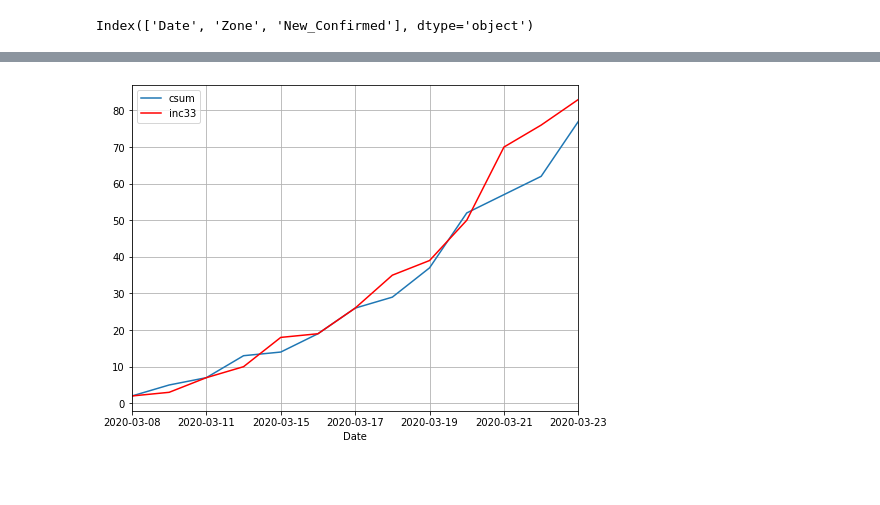
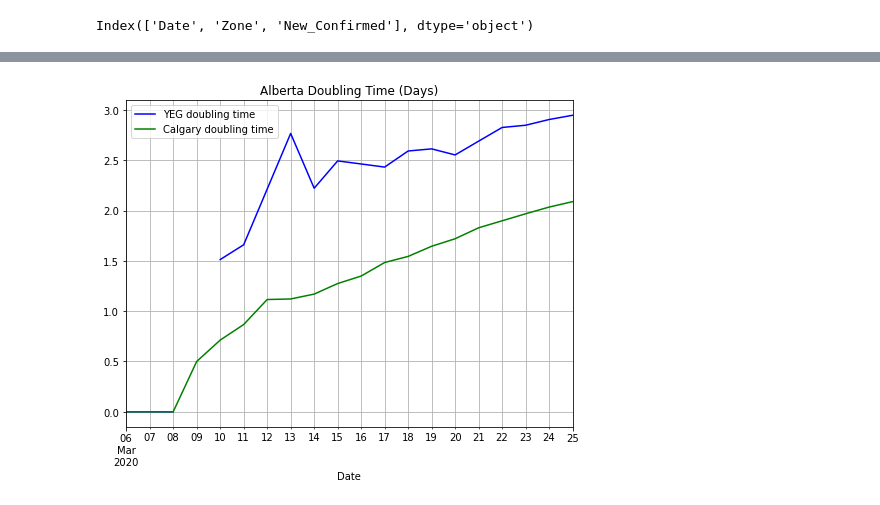
Before and after one commit to tyleracorn/covid_alberta, a Jupyter notebook: CovidAlberta.ipynb, the cells around one changed output, grey strips where cells are left out. Drawn from its saved outputs; the diff is of its cells as text; code cells hidden in the pictures; blank space fills up the shorter version.

Commit message:
notebook and data playing with some different plots

```diff
--- a/CovidAlberta.ipynb
+++ b/CovidAlberta.ipynb
@@ -4,6 +4,7 @@ import matplotlib.pyplot as plt
 import numpy as np
 # %%
 covid = pd.read_csv('covid.csv')
+covid['Date'] = covid['Date'].astype('datetime64')
 covid.head()
 # %% [output]
 |  | Date | Zone | New_Confirmed |
@@ -17,6 +18,6 @@ covid.columns
 # %% [output]
 Index(['Date', 'Zone', 'New_Confirmed'], dtype='object')
 # %%
-covidzones = covid.groupby(['Zone'])
-covidzones.count()
+covid['cumsum'] = covid.groupby(['Zone']).cumsum()
+covid
 # %% [output]
@@ -147,0 +115,18 @@ edmcases
+# %%
+totals['inc33'] = 0
+totals['dtime'] = 0
+covid['dtime_rw'] = 0
+for idx in range(1, len(totals)):
+    bidx = idx - 1
+    increase33 = int(np.ceil(totals.loc[bidx, 'cumsum'] * 1.33))
+    totals.loc[idx, 'inc33'] = increase33
+    if idx > 5:
+        oldIdx = idx - 6
+        nOldCases = totals.loc[oldIdx, 'cumsum']
+        oldDate = totals.loc[oldIdx, 'Date']
+        if nOldCases > 0:
+            nNewCases = totals.loc[idx, 'cumsum']
+            newDate = totals.loc[idx, 'Date']
+            tdelta = newDate - oldDate
+            dtime = ( tdelta.days * np.log(2) ) / ( np.log(nNewCases / nOldCases))
+        totals.loc[idx, 'dtime_rw'] = dtime
@@ -148,7 +182,20 @@ edmcases
 # %%
 fig, ax = plt.subplots(figsize=(8,6))
-edmcases.plot(y='csum', x='Date', ax=ax)
-edmcases.plot(y='inc33', x='Date', ax=ax, c='red')
+covid.groupby(['Zone']).get_group('Edmonton').plot(y='dtime',
+                                                   x='Date',
+                                                   ax=ax,
+                                                   label="YEG doubling time",
+                                                   color='blue')
+covid.groupby(['Zone']).get_group('Calgary').plot(y='dtime',
+                                                  x='Date',
+                                                  ax=ax,
+                                                  label="Calgary doubling time",
+                                                  color='green')
+# totals.plot(y='dtime', x='Date',  ax=ax,
+#             label="Alberta doubling time", color='cyan')
+
 ax.grid(which='both')
+ax.set_title('Alberta Doubling Time (Days)')
+fig.savefig('AlbertaDTimeIncrease.png', bbox_inches='tight')
 # %% [output]
-[figure, old version]
+[figure, new version]
```
Also changed, not shown: parts of 18 cells of this notebook, 2 other files.
